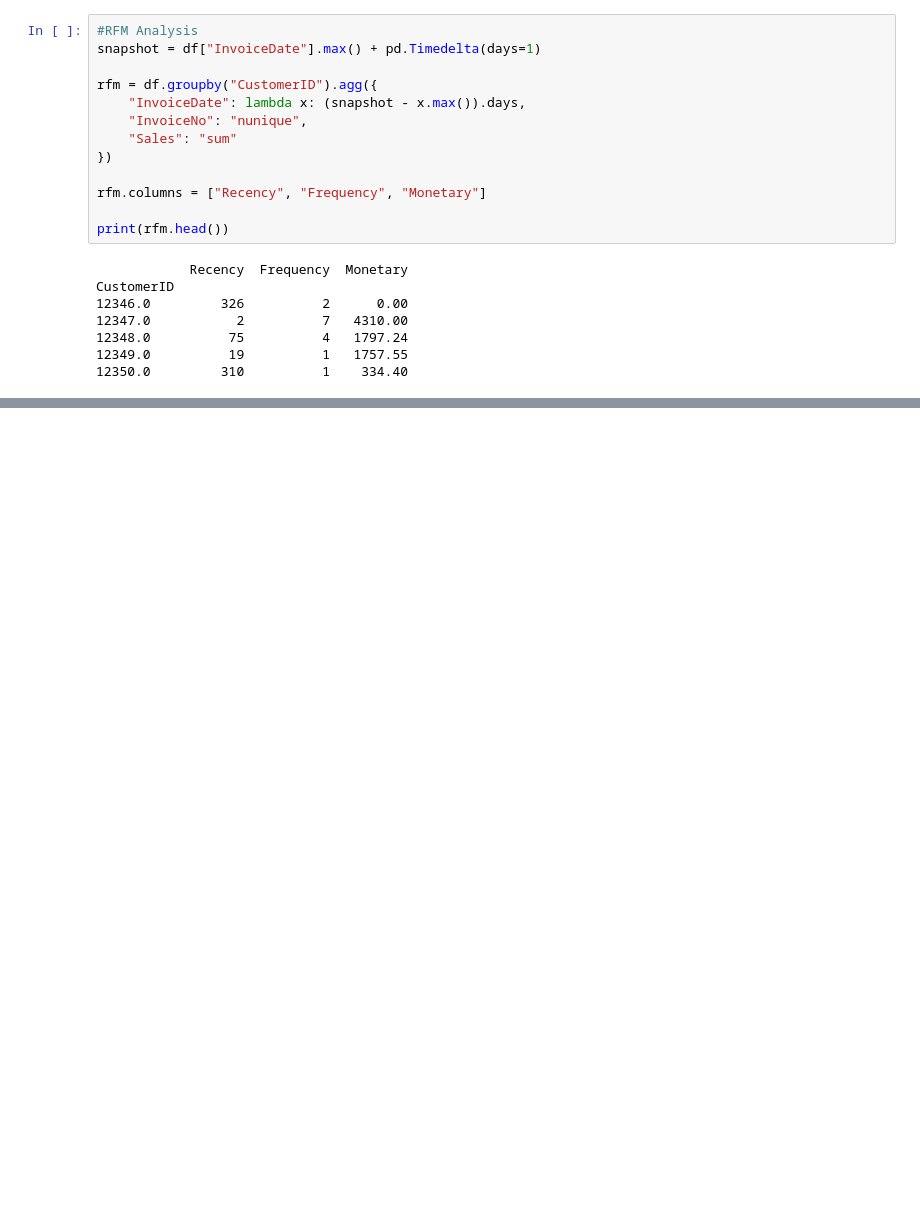
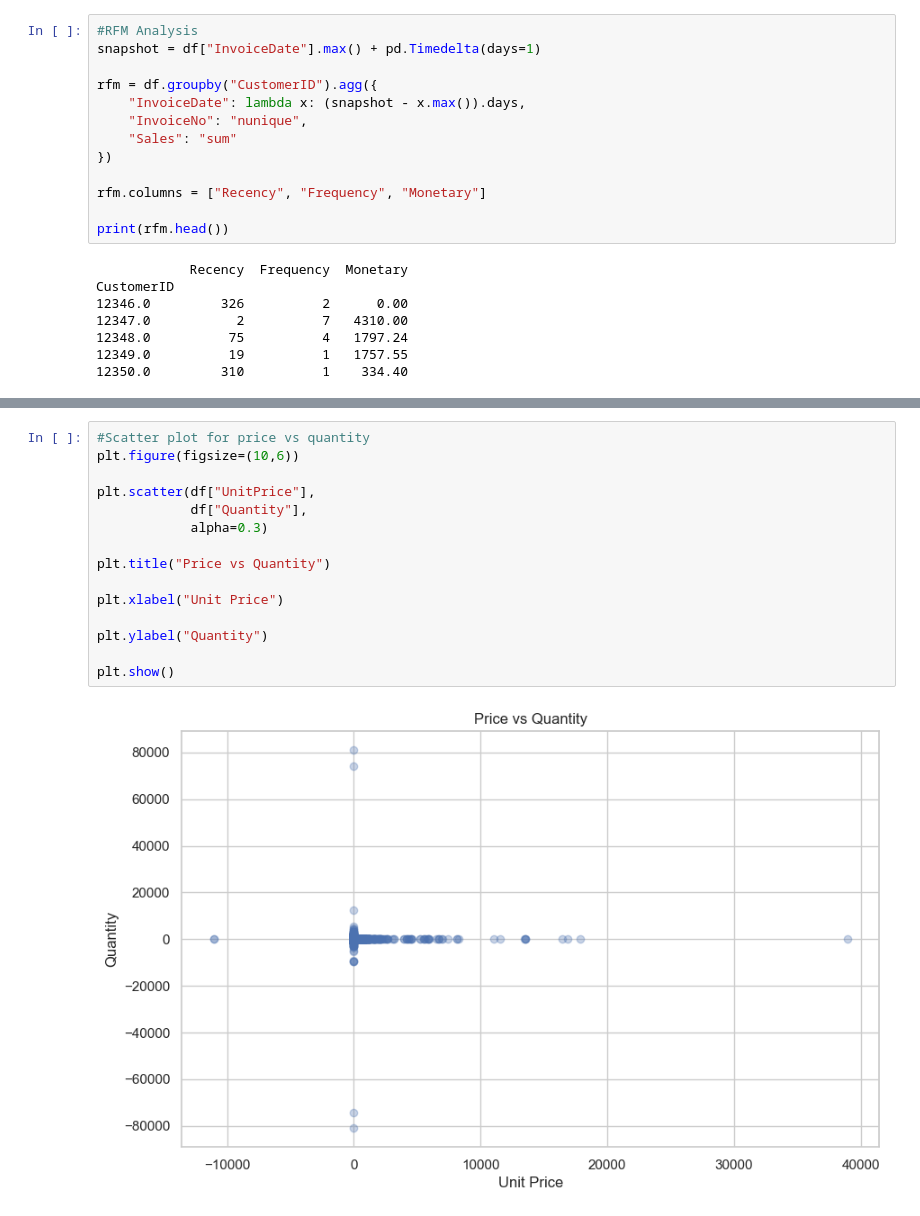
Before and after one commit to amritanshu1968-wq/data-implementation, a Jupyter notebook: Retail_Analysis.ipynb, the cells around one changed output, grey strips where cells are left out. Drawn from its saved outputs; the diff is of its cells as text; blank space fills up the shorter version.

```diff
--- a/Retail_Analysis.ipynb
+++ b/Retail_Analysis.ipynb
@@ -488,0 +572,17 @@ CustomerID
+# %%
+#Scatter plot for price vs quantity
+plt.figure(figsize=(10,6))
+
+plt.scatter(df["UnitPrice"],
+            df["Quantity"],
+            alpha=0.3)
+
+plt.title("Price vs Quantity")
+
+plt.xlabel("Unit Price")
+
+plt.ylabel("Quantity")
+
+plt.show()
+# %% [output]
+[figure, added]
```
Also changed, not shown: parts of 9 cells of this notebook.
